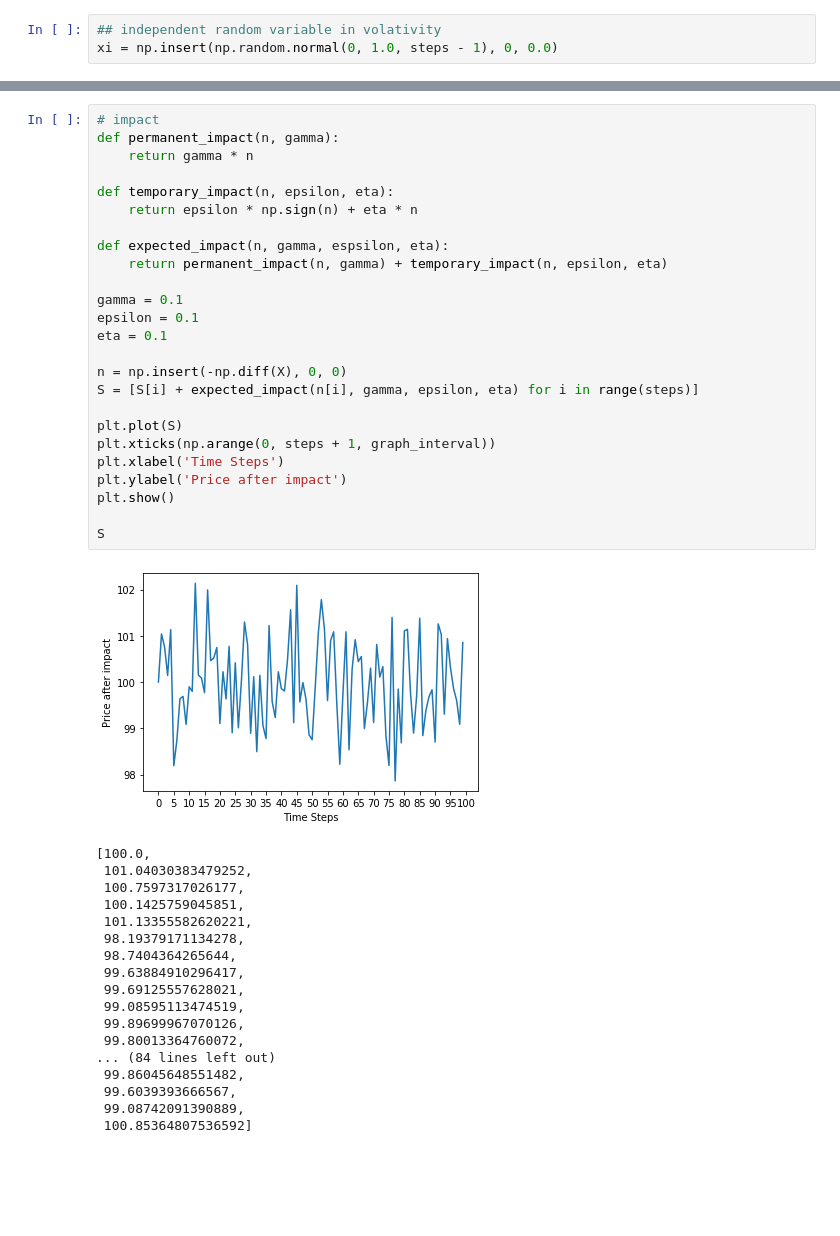
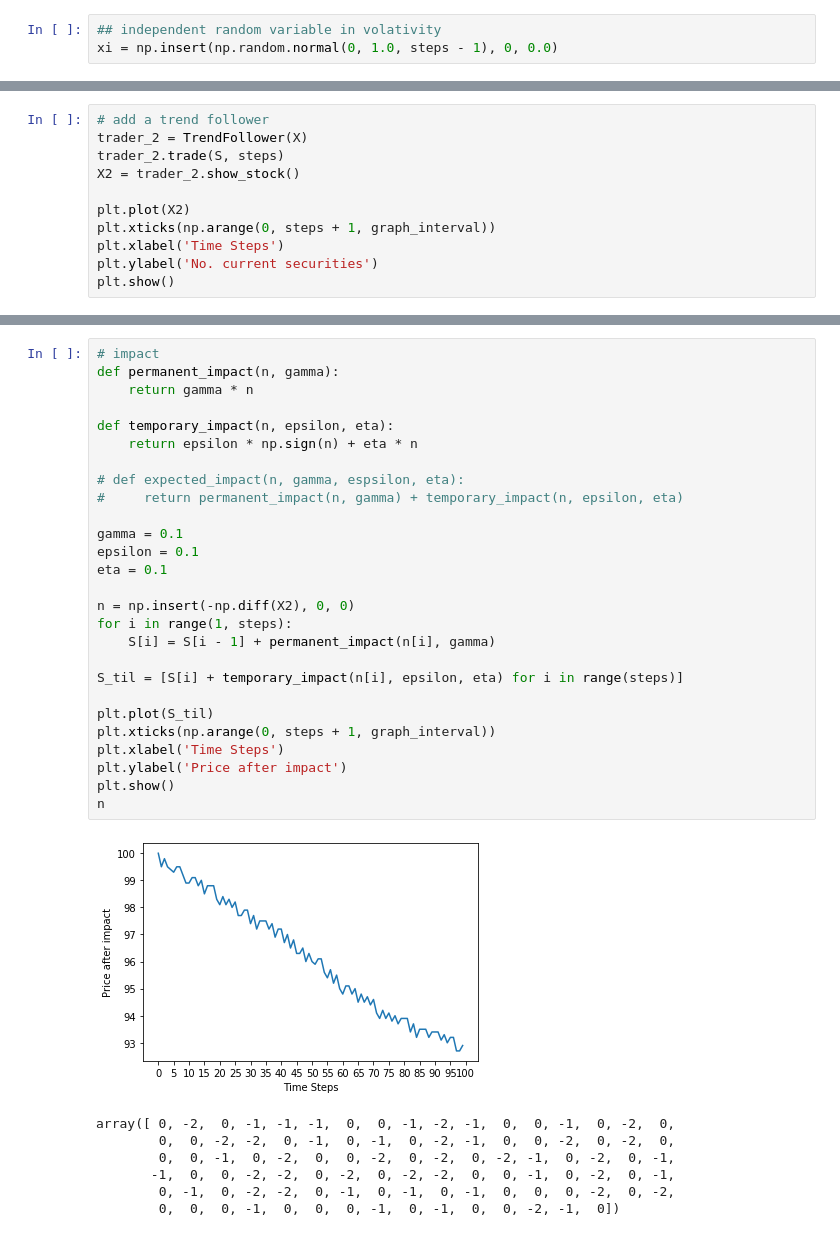
Before and after one commit to khanhnguyen15/Market-Simulation, a Jupyter notebook: Almgen-Chriss Market.ipynb, the cells around one changed output, grey strips where cells are left out. Cells and saved outputs as stored; diff of their text form; blank space fills up the shorter version.

```diff
--- a/Almgen-Chriss Market.ipynb
+++ b/Almgen-Chriss Market.ipynb
@@ -72,0 +100,11 @@ S
+# %%
+# add a trend follower
+trader_2 = TrendFollower(X)
+trader_2.trade(S, steps)
+X2 = trader_2.show_stock()
+
+plt.plot(X2)
+plt.xticks(np.arange(0, steps + 1, graph_interval))
+plt.xlabel('Time Steps')
+plt.ylabel('No. current securities')
+plt.show()
@@ -73,44 +113,35 @@ S
 # %%
 # impact
 def permanent_impact(n, gamma):
     return gamma * n
 
 def temporary_impact(n, epsilon, eta):
     return epsilon * np.sign(n) + eta * n
 
-def expected_impact(n, gamma, espsilon, eta):
-    return permanent_impact(n, gamma) + temporary_impact(n, epsilon, eta)
+# def expected_impact(n, gamma, espsilon, eta):
+#     return permanent_impact(n, gamma) + temporary_impact(n, epsilon, eta)
 
 gamma = 0.1
 epsilon = 0.1
 eta = 0.1
 
-n = np.insert(-np.diff(X), 0, 0)
-S = [S[i] + expected_impact(n[i], gamma, epsilon, eta) for i in range(steps)]
+n = np.insert(-np.diff(X2), 0, 0)
+for i in range(1, steps):
+    S[i] = S[i - 1] + permanent_impact(n[i], gamma)
 
-plt.plot(S)
+S_til = [S[i] + temporary_impact(n[i], epsilon, eta) for i in range(steps)]
+
+plt.plot(S_til)
 plt.xticks(np.arange(0, steps + 1, graph_interval))
 plt.xlabel('Time Steps')
 plt.ylabel('Price after impact')
 plt.show()
-
-S
+n
 # %% [output]
-[figure, old version]
+[figure, new version]
-[100.0,
- 101.04030383479252,
- 100.7597317026177,
- 100.1425759045851,
- 101.13355582620221,
- 98.19379171134278,
- 98.7404364265644,
- 99.63884910296417,
- 99.69125557628021,
- 99.08595113474519,
- 99.89699967070126,
- 99.80013364760072,
-... (84 lines left out)
- 99.86045648551482,
- 99.6039393666567,
- 99.08742091390889,
- 100.85364807536592]
+array([ 0, -2,  0, -1, -1, -1,  0,  0, -1, -2, -1,  0,  0, -1,  0, -2,  0,
+        0,  0, -2, -2,  0, -1,  0, -1,  0, -2, -1,  0,  0, -2,  0, -2,  0,
+        0,  0, -1,  0, -2,  0,  0, -2,  0, -2,  0, -2, -1,  0, -2,  0, -1,
+       -1,  0,  0, -2, -2,  0, -2,  0, -2, -2,  0,  0, -1,  0, -2,  0, -1,
+        0, -1,  0, -2, -2,  0, -1,  0, -1,  0, -1,  0,  0,  0, -2,  0, -2,
+        0,  0,  0, -1,  0,  0,  0, -1,  0, -1,  0,  0, -2, -1,  0])
```
Also changed, not shown: parts of 4 cells of this notebook.
